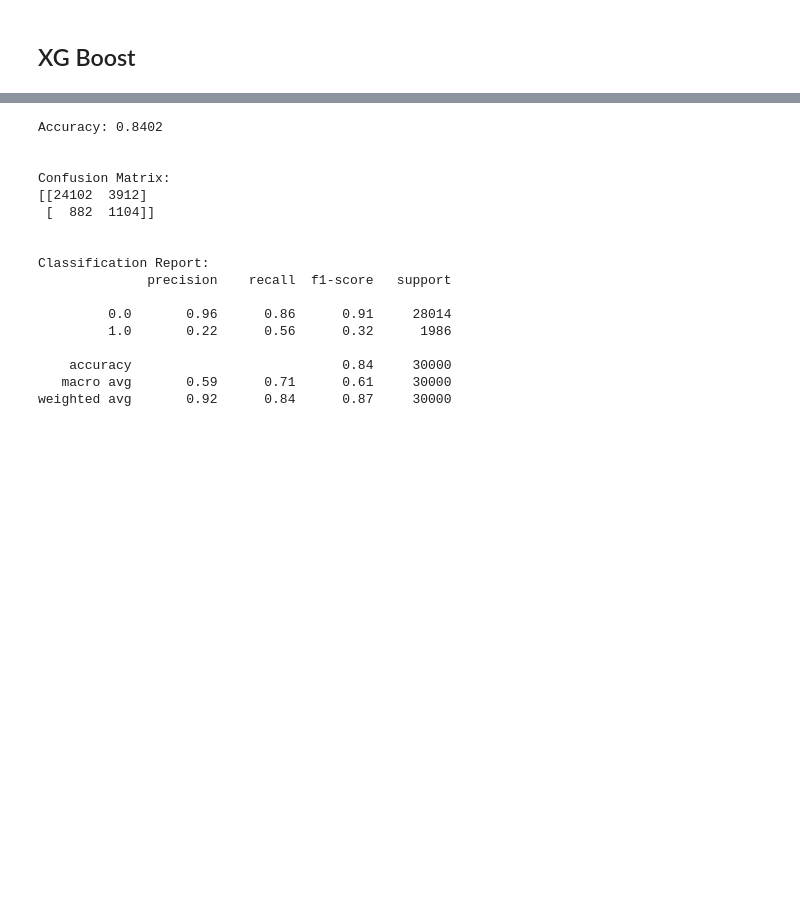
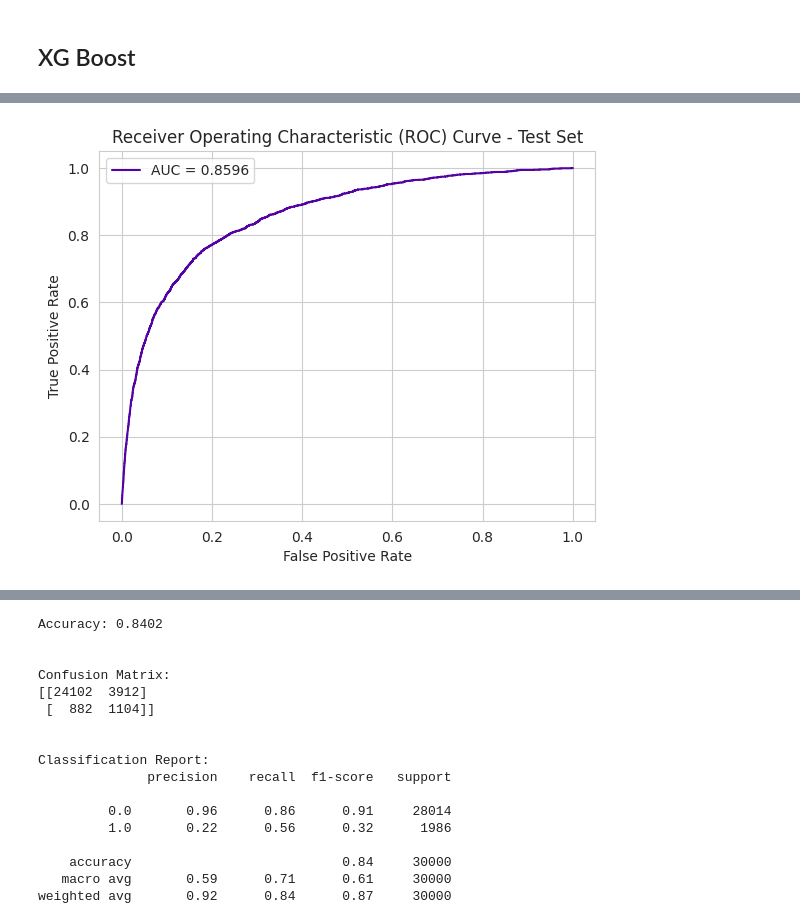
Before and after one commit to Saba-a11/Kaggle_Credit_Score, a Jupyter notebook: CreditModel.ipynb, the cells around one changed output, grey strips where cells are left out. Saved outputs shown, nothing was run; the diff lists cells and outputs as text; code cells hidden in the pictures; blank space fills up the shorter version.

```diff
--- a/CreditModel.ipynb
+++ b/CreditModel.ipynb
@@ -1064,0 +1040,17 @@ AUC Score :  0.869
+# %%
+# Get prediction probabilities for test set
+clf_scores_prob_test = clf.predict_proba(X_test_scaled)
+clf_prob_test = clf_scores_prob_test[:, 1]
+
+# Calculate ROC curve for test set
+fpr_test, tpr_test, _ = roc_curve(y_test, clf_prob_test)
+roc_auc_test = auc(fpr_test, tpr_test)
+plt.figure()
+plt.plot(fpr_test, tpr_test, label=f'AUC = {roc_auc_test:.4f}')
+plt.title('Receiver Operating Characteristic (ROC) Curve - Test Set')
+plt.xlabel('False Positive Rate')
+plt.ylabel('True Positive Rate')
+plt.legend()
+plt.show()
+# %% [output]
+[figure, added]
```
Also changed, not shown: parts of 21 cells of this notebook.
